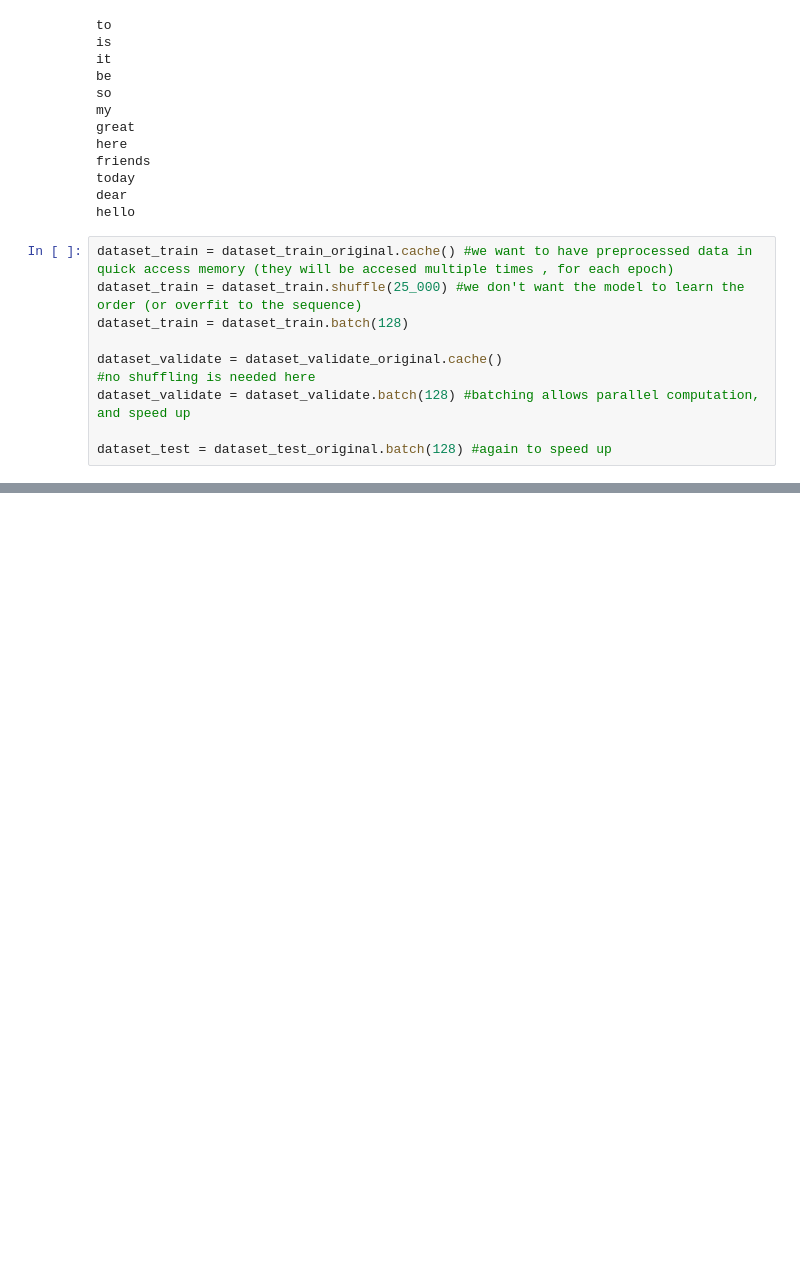
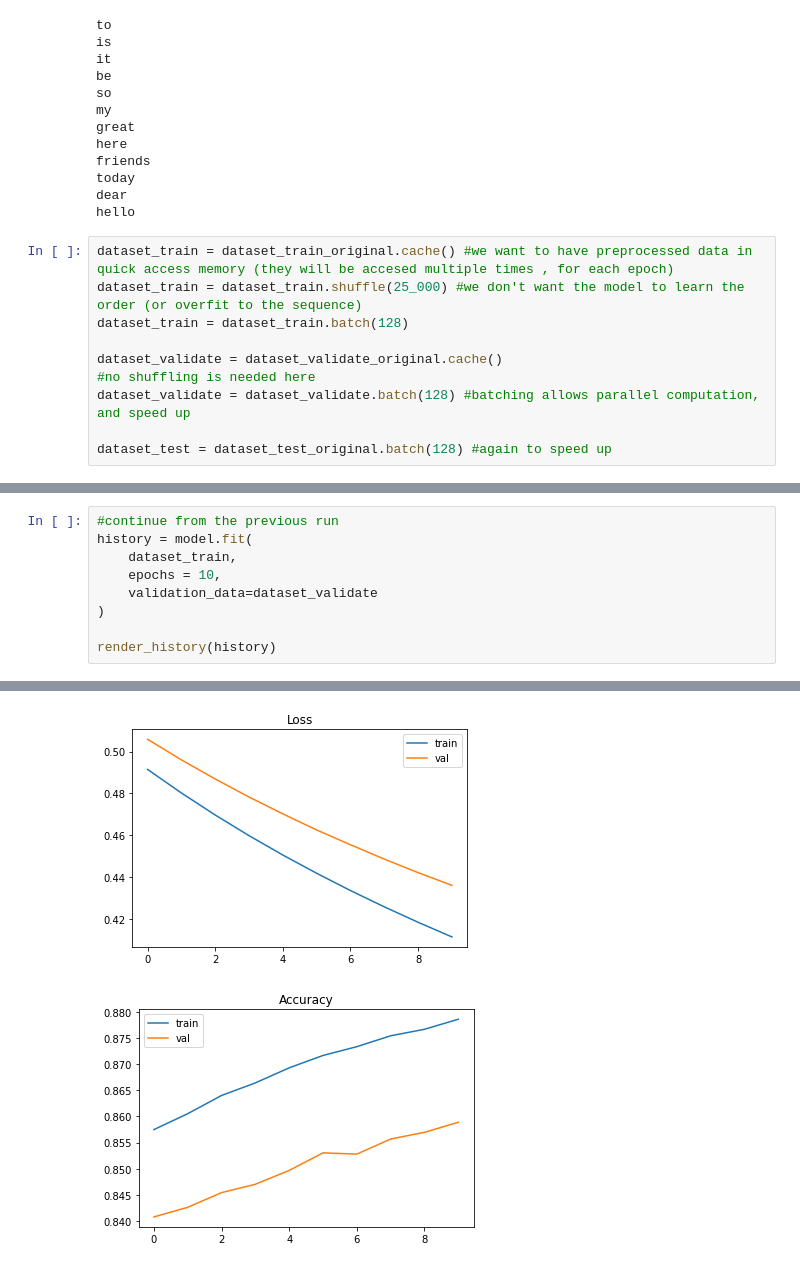
Before and after one commit to OnurKerimoglu/Colab_Notebooks, a Jupyter notebook: DSR_2_IMDB.ipynb, the cells around one changed output, grey strips where cells are left out. Saved outputs shown, nothing was run; the diff lists cells and outputs as text; blank space fills up the shorter version.

```diff
--- a/DSR_2_IMDB.ipynb
+++ b/DSR_2_IMDB.ipynb
@@ -204,0 +257,10 @@ render_history(history)
+# %%
+#continue from the previous run
+history = model.fit(
+    dataset_train,
+    epochs = 10,
+    validation_data=dataset_validate
+)
+
+render_history(history)
+# %% [output]
@@ -204,0 +287,2 @@ render_history(history)
+[figure, added]
+[figure, added]
```
Also changed, not shown: parts of 18 cells of this notebook.
